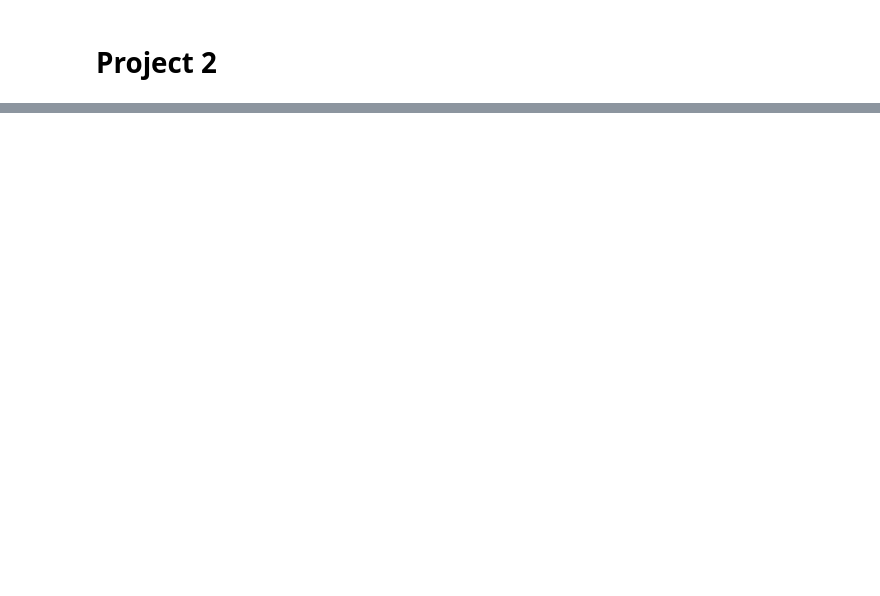
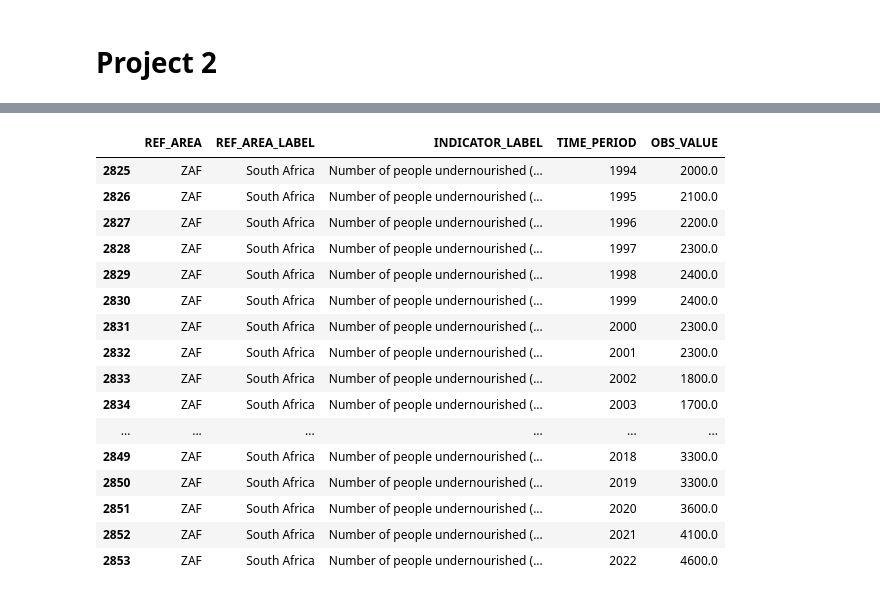
Before and after one commit to boireauromain-collab/boireauromain-collab.github.io, a Jupyter notebook: Project_2.ipynb, the cells around one changed output, grey strips where cells are left out. Drawn from its saved outputs; the diff is of its cells as text; code cells hidden in the pictures; blank space fills up the shorter version.

```diff
--- a/Project_2.ipynb
+++ b/Project_2.ipynb
@@ -24,0 +41,6 @@ fig
+# %%
+cols = ["REF_AREA", "REF_AREA_LABEL","INDICATOR_LABEL", "TIME_PERIOD", "OBS_VALUE"]
+
+undernourished_by_country_year = undernourished[cols]
+
+undernourished_by_country_year
@@ -24,0 +61,21 @@ fig
+# %%
+undernourished_south_africa = undernourished_by_country_year[undernourished_by_country_year["REF_AREA_LABEL"] == "South Africa"]
+undernourished_south_africa
+# %% [output]
+|  | REF_AREA | REF_AREA_LABEL | INDICATOR_LABEL | TIME_PERIOD | OBS_VALUE |
+| 2825 | ZAF | South Africa | Number of people undernourished (... | 1994 | 2000.0 |
+| 2826 | ZAF | South Africa | Number of people undernourished (... | 1995 | 2100.0 |
+| 2827 | ZAF | South Africa | Number of people undernourished (... | 1996 | 2200.0 |
+| 2828 | ZAF | South Africa | Number of people undernourished (... | 1997 | 2300.0 |
+| 2829 | ZAF | South Africa | Number of people undernourished (... | 1998 | 2400.0 |
+| 2830 | ZAF | South Africa | Number of people undernourished (... | 1999 | 2400.0 |
+| 2831 | ZAF | South Africa | Number of people undernourished (... | 2000 | 2300.0 |
+| 2832 | ZAF | South Africa | Number of people undernourished (... | 2001 | 2300.0 |
+| 2833 | ZAF | South Africa | Number of people undernourished (... | 2002 | 1800.0 |
+| 2834 | ZAF | South Africa | Number of people undernourished (... | 2003 | 1700.0 |
+| ... | ... | ... | ... | ... | ... |
+| 2849 | ZAF | South Africa | Number of people undernourished (... | 2018 | 3300.0 |
+| 2850 | ZAF | South Africa | Number of people undernourished (... | 2019 | 3300.0 |
+| 2851 | ZAF | South Africa | Number of people undernourished (... | 2020 | 3600.0 |
+| 2852 | ZAF | South Africa | Number of people undernourished (... | 2021 | 4100.0 |
+| 2853 | ZAF | South Africa | Number of people undernourished (... | 2022 | 4600.0 |
```
Also changed, not shown: parts of 15 cells of this notebook, 1 other file.
